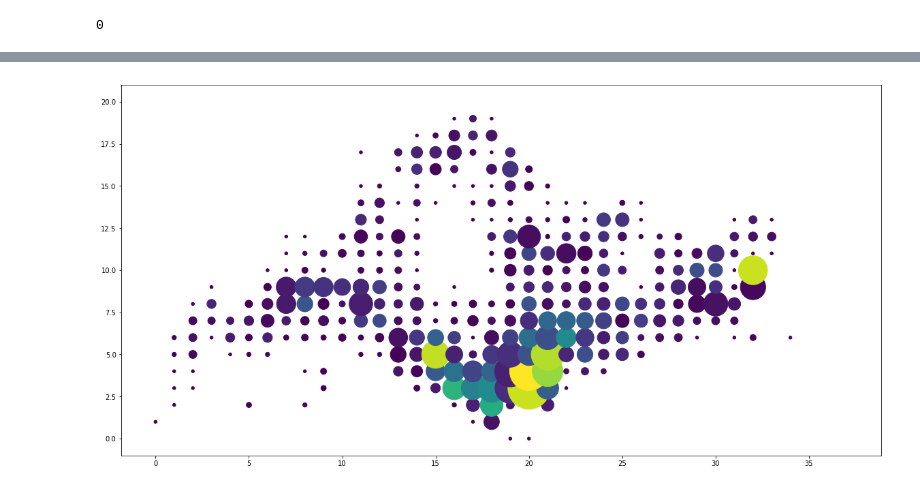
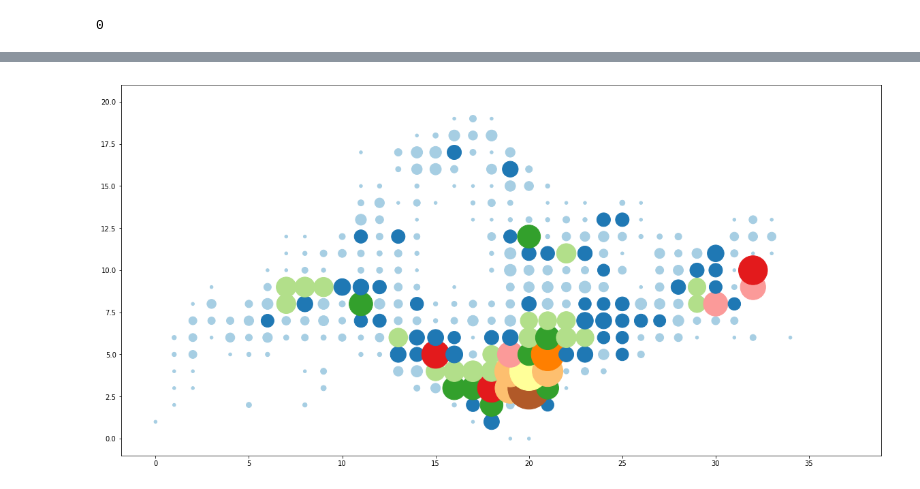
Before and after one commit to hari-allamraju/sg-taxidata, a Jupyter notebook: notebooks/API testing.ipynb, the cells around one changed output, grey strips where cells are left out. Saved outputs shown, nothing was run; the diff lists cells and outputs as text; code cells hidden in the pictures.

Commit message:
added colors based on sizes

```diff
--- a/notebooks/API testing.ipynb
+++ b/notebooks/API testing.ipynb
@@ -204,8 +207,7 @@ s=s[s['Date']=='20170627'][s['Time']=='0930']
 # %%
 x=s['X'].tolist()
 y=s['Y'].tolist()
 sizes=[h*20 for h in s['TaxiCount'].tolist()]
-colors=[np.random.randint(0,h+1) for h in s['TaxiCount'].tolist()]
-visualize.plot_bubbles(x,y,sizes,colors)
+visualize.plot_bubbles(x,y,sizes)
 # %% [output]
-[figure, old version]
+[figure, new version]
```
Also changed, not shown: parts of 5 cells of this notebook, 1 other file.
